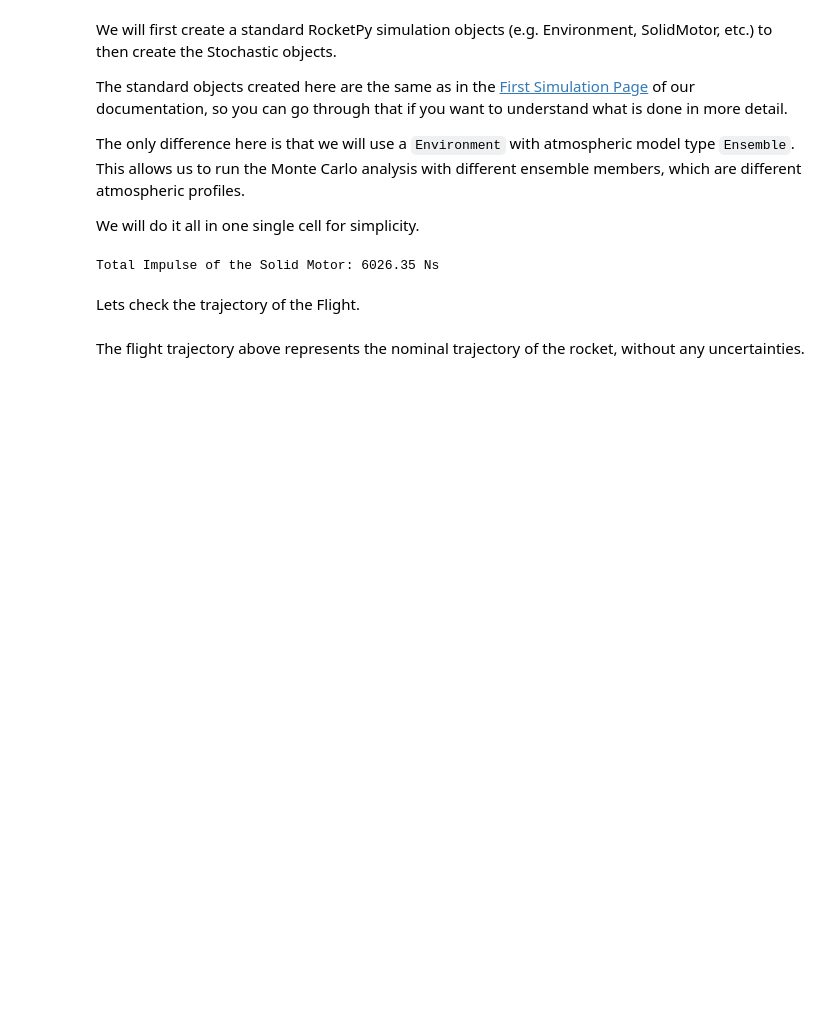
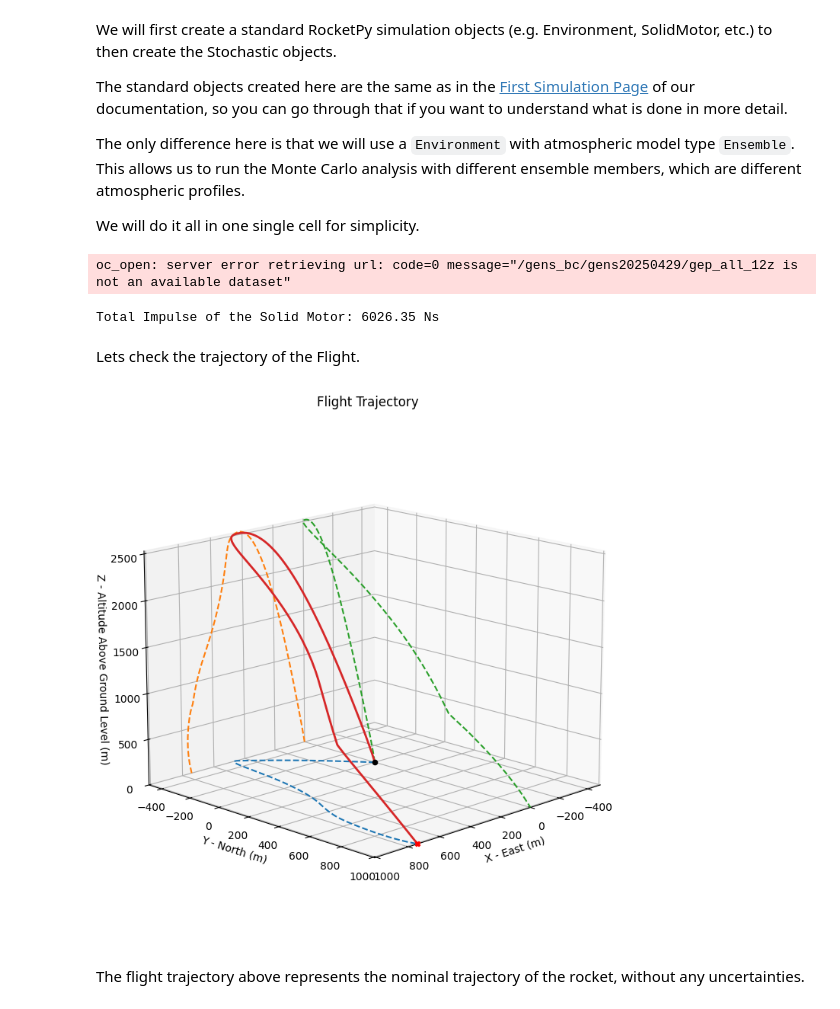
Before and after one commit to crbauman/RocketPy, a Jupyter notebook: docs/notebooks/monte_carlo_analysis/monte_carlo_class_usage.ipynb, the cells around one changed output. Cells and saved outputs as stored; diff of their text form; code cells hidden in the pictures; blank space fills up the shorter version.

```diff
--- a/docs/notebooks/monte_carlo_analysis/monte_carlo_class_usage.ipynb
+++ b/docs/notebooks/monte_carlo_analysis/monte_carlo_class_usage.ipynb
@@ -79,8 +82,8 @@ rocket = Rocket(
     radius=127 / 2000,
     mass=14.426,
     inertia=(6.321, 6.321, 0.034),
-    power_off_drag="../../../data/rockets/calisto/powerOffDragCurve.csv",
-    power_on_drag="../../../data/rockets/calisto/powerOnDragCurve.csv",
+    power_off_drag="../../../data/rockets/defiance/DragCurve.csv",
+    power_on_drag="../../../data/rockets/defiance/DragCurve.csv",
     center_of_mass_without_motor=0,
     coordinate_system_orientation="tail_to_nose",
 )
@@ -135,11 +138,14 @@ test_flight = Flight(
     heading=133,
 )
 # %% [output]
-Total Impulse of the Solid Motor: 6026.35 Ns
+oc_open: server error retrieving url: code=0 message="/gens_bc/gens20250429/gep_all_12z is not an available dataset"
+Total Impulse of the Solid Motor: 6026.35 Ns
 # %% [markdown]
 Lets check the trajectory of the Flight.
 # %%
-# test_flight.plots.trajectory_3d()
+test_flight.plots.trajectory_3d()
+# %% [output]
+[figure, added]
 # %% [markdown]
 The flight trajectory above represents the nominal trajectory of the rocket, without any uncertainties.
 # %% [markdown]
```
Also changed, not shown: parts of 13 cells of this notebook, 7 other files.
